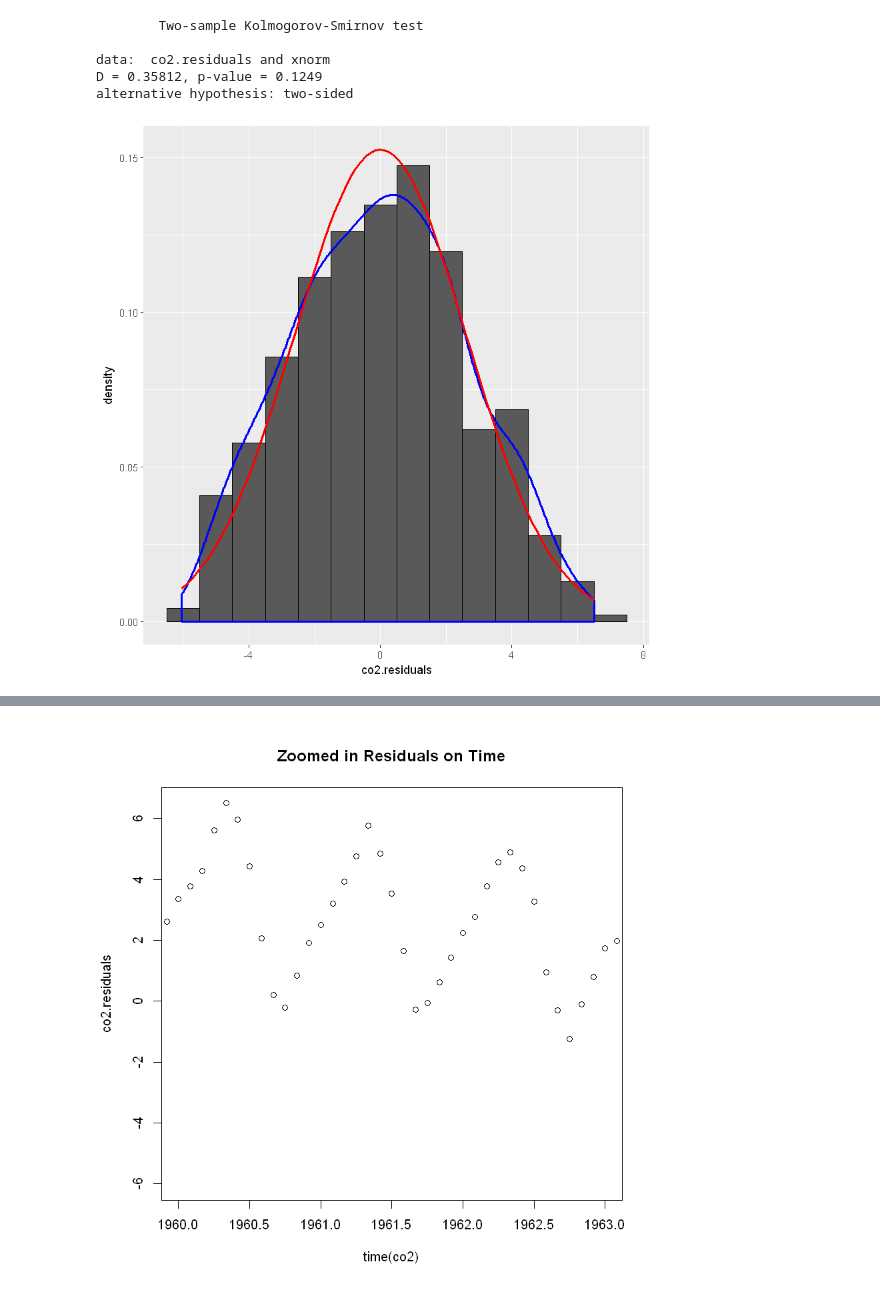
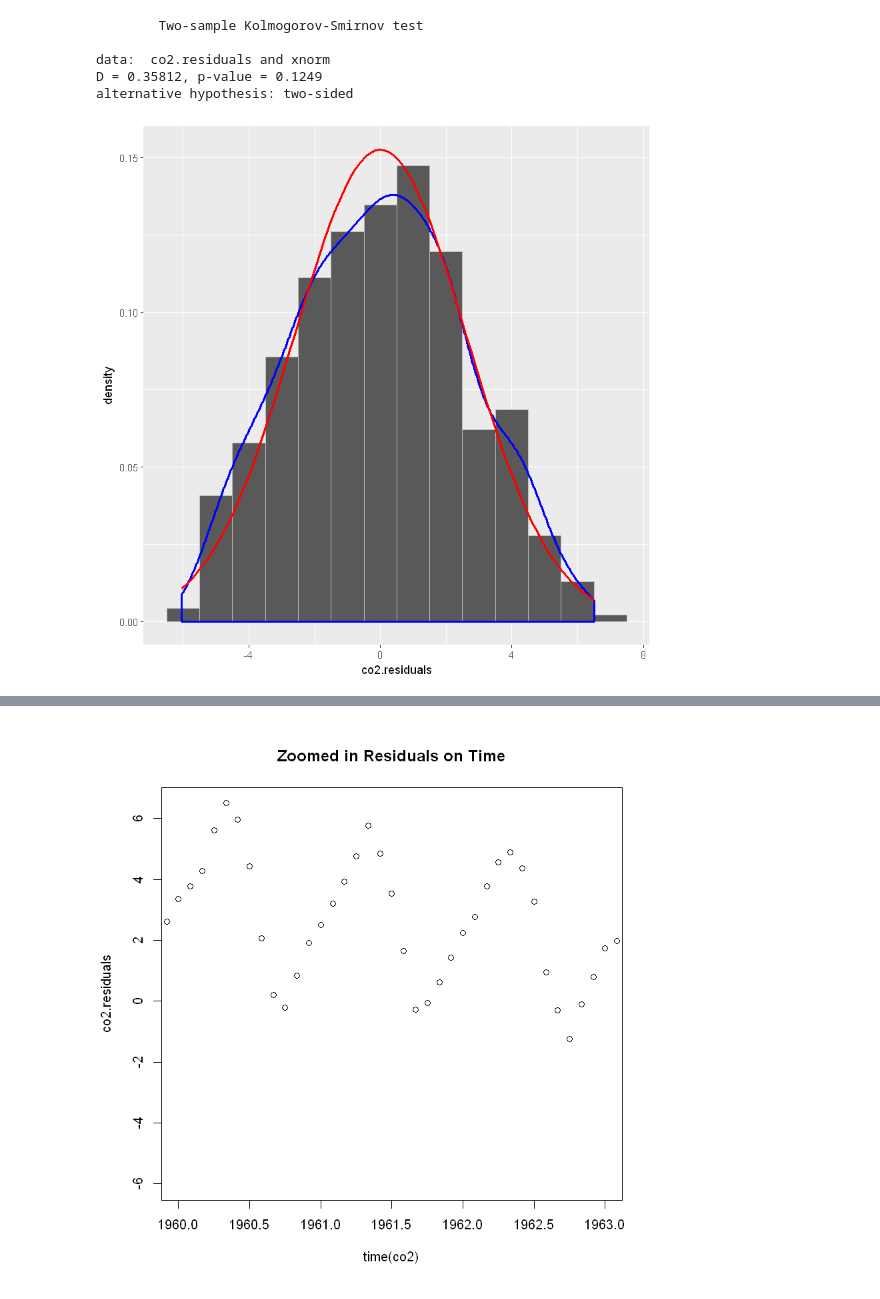
Before and after one commit to MitRoberts/coursera-time-series, a Jupyter notebook: notebooks/time-series-coursera.ipynb, the cells around one changed output, grey strips where cells are left out. Cells and saved outputs as stored; diff of their text form; code cells hidden in the pictures.

```diff
--- a/notebooks/time-series-coursera.ipynb
+++ b/notebooks/time-series-coursera.ipynb
@@ -180,8 +180,8 @@ alternative hypothesis: two-sided
 # %%
 
 
 
-base <- ggplot(df.co2.residuals, aes(co2.residuals))  + geom_histogram(colour="black", aes(y=..density..), binwidth=1) + geom_density(colour = "blue", lwd=1)
+base <- ggplot(df.co2.residuals, aes(co2.residuals))  + geom_histogram(colour="grey", aes(y=..density..), binwidth=1) + geom_density(colour = "blue", lwd=1)
 base + stat_function(fun = dnorm, colour = "red", lwd=1, args = list(mean = mean(co2.residuals), sd = sd(co2.residuals)))
 # %% [output]
-[figure, old version]
+[figure, new version]
```
Also changed, not shown: parts of 10 cells of this notebook.
